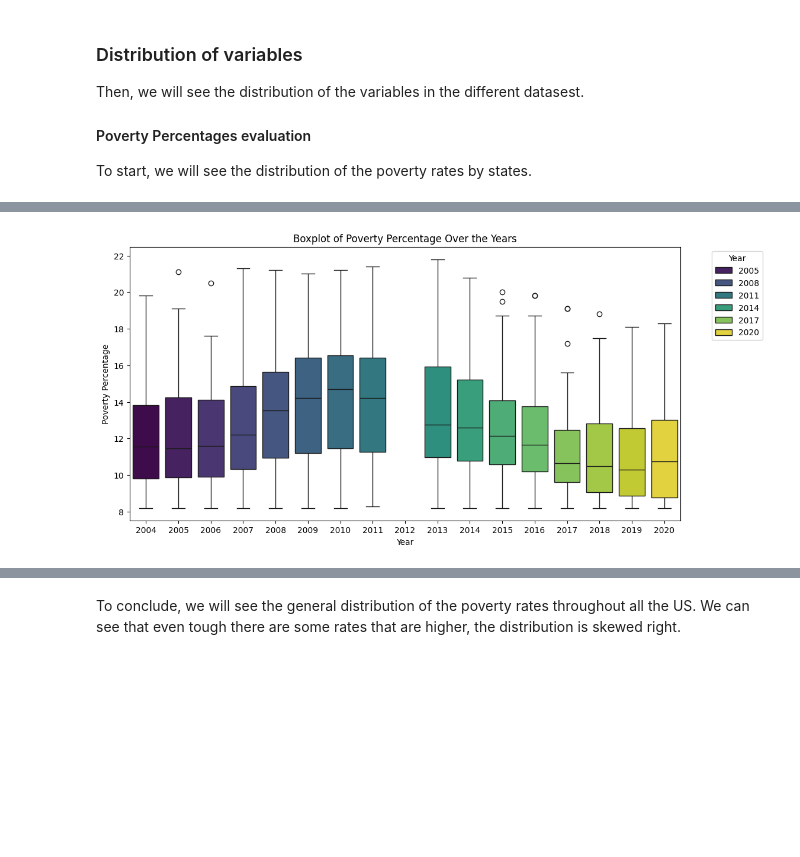
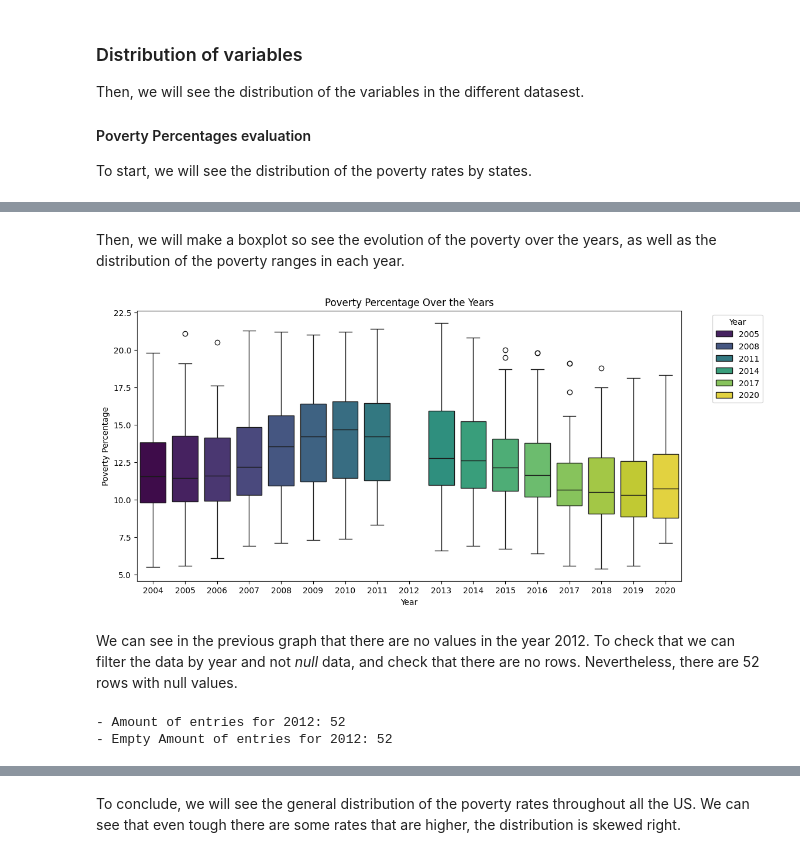
Before and after one commit to Marc2910llv/Gun-Incidents-In-USA-DataMining, a Jupyter notebook: Data_Mining_Project.ipynb, the cells around one changed output, grey strips where cells are left out. Cells and saved outputs as stored; diff of their text form; code cells hidden in the pictures; blank space fills up the shorter version.

Commit message:
Poverty percentages fixes

```diff
--- a/Data_Mining_Project.ipynb
+++ b/Data_Mining_Project.ipynb
@@ -301,12 +301,25 @@ plt.show()
 # %%
 # Remove the United State state
+# %% [markdown]
+Then, we will make a boxplot so see the evolution of the poverty over the years, as well as the distribution of the poverty ranges in each year.
 # %%
 plt.figure(figsize=(12, 6))
 sns.boxplot(data=pbsy_dataset, x='year', y='povertyPercentage', hue='year', palette='viridis', dodge=False)
-plt.title('Boxplot of Poverty Percentage Over the Years')
+plt.title('Poverty Percentage Over the Years')
 plt.xlabel('Year')
 plt.ylabel('Poverty Percentage')
 plt.legend(title='Year', bbox_to_anchor=(1.05, 1), loc='upper left')
 plt.show()
 # %% [output]
-[figure, old version]
+[figure, new version]
+# %% [markdown]
+We can see in the previous graph that there are no values in the year 2012. To check that we can filter the data by year and not *null* data, and check that there are no rows. Nevertheless, there are 52 rows with null values.
+# %%
+entries_2012 = pbsy_dataset[pbsy_dataset['year'] == 2012]
+entries_2012_null = pbsy_dataset[(pbsy_dataset['year'] == 2012) & (pbsy_dataset['povertyPercentage'].isnull())]
+
+print('- Amount of entries for 2012: ' + str(entries_2012.shape[0]))
+print('- Empty Amount of entries for 2012: ' + str(entries_2012_null.shape[0]))
+# %% [output]
+- Amount of entries for 2012: 52
+- Empty Amount of entries for 2012: 52
```
Also changed, not shown: parts of 25 cells of this notebook.
